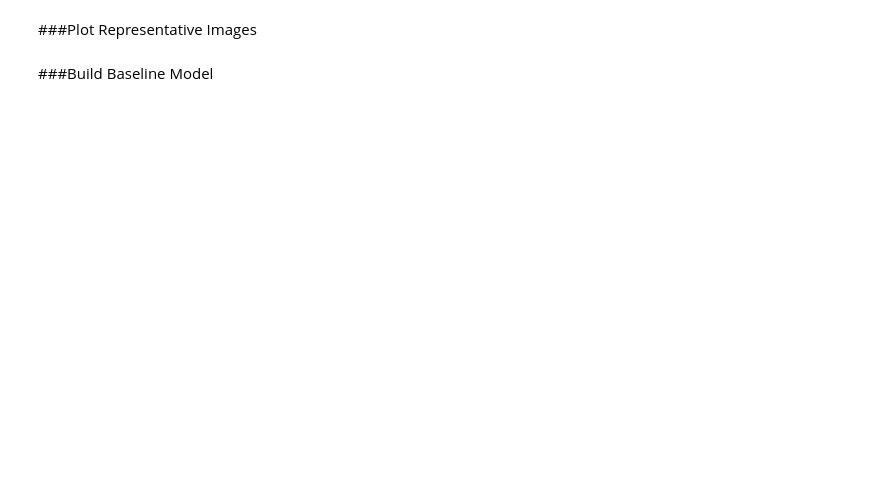
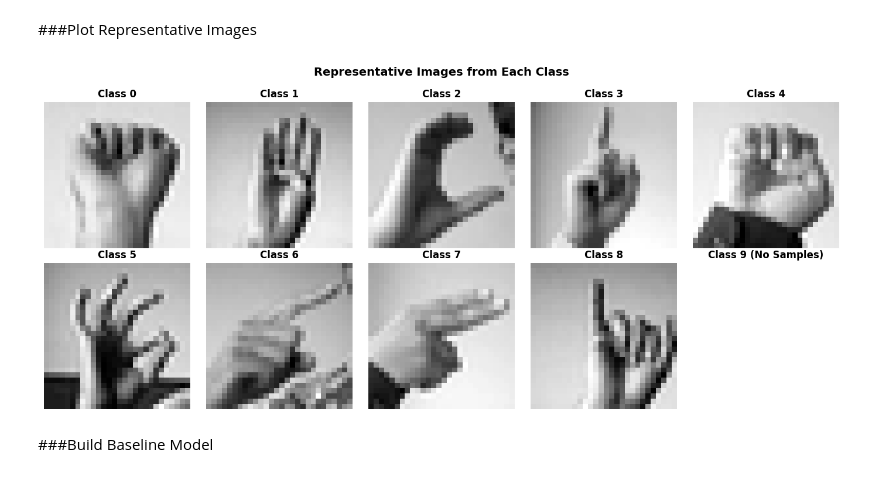
Before and after one commit to johnff9/AD410_P2, a Jupyter notebook: Project_2.ipynb, the cells around one changed output. Cells and saved outputs as stored; diff of their text form; code cells hidden in the pictures; blank space fills up the shorter version.

```diff
--- a/Project_2.ipynb
+++ b/Project_2.ipynb
@@ -88,16 +87,16 @@ from tensorflow.keras.datasets import mnist
 from tensorflow.keras.utils import to_categorical
 
 
-train = pd.read_csv('..sign_mnist_train.csv')
-test = pd.read_csv('..sign_mnist_test.csv')
+train = pd.read_csv('gdrive/My Drive/sign_mnist_train.csv')
+test = pd.read_csv('gdrive/My Drive/sign_mnist_test.csv')
 
-y_train = train_df['label']
-y_test = test_df['label']
-del train_df['label']
-del test_df['label']
+y_train = train['label']
+y_test = test['label']
+del train['label']
+del test['label']
 
-X_train = train_df.values
-X_test = test_df.values
+X_train = train.values
+X_test = test.values
 
 
 # Normalize
@@ -149,20 +150,28 @@ plt.show()
 # %%
 n_classes = y_train.shape[1]
 fig, axes = plt.subplots(2, 5, figsize=(14, 6))
 axes = axes.flatten()
 
 for class_idx in range(min(10, n_classes)):
     class_mask = np.argmax(y_train, axis=1) == class_idx
-    sample_idx = np.where(class_mask)[0][0]
-    image = X_train[sample_idx].reshape(28, 28)
+    # Check if there are any samples for the current class
+    if np.any(class_mask):
+        sample_idx = np.where(class_mask)[0][0]
+        image = X_train[sample_idx].reshape(28, 28)
 
-    axes[class_idx].imshow(image, cmap='gray')
-    axes[class_idx].set_title(f'Class {class_idx}', fontweight='bold')
-    axes[class_idx].axis('off')
+        axes[class_idx].imshow(image, cmap='gray')
+        axes[class_idx].set_title(f'Class {class_idx}', fontweight='bold')
+        axes[class_idx].axis('off')
+    else:
+        # If no samples, display an empty plot or a message
+        axes[class_idx].set_title(f'Class {class_idx} (No Samples)', fontweight='bold')
+        axes[class_idx].axis('off')
 
 plt.suptitle('Representative Images from Each Class', fontsize=14, fontweight='bold', y=1.00)
 plt.tight_layout()
 plt.show()
+# %% [output]
+[figure, added]
 # %% [markdown]
 ###Build Baseline Model
 # %%
```
Also changed, not shown: parts of 23 cells of this notebook.
